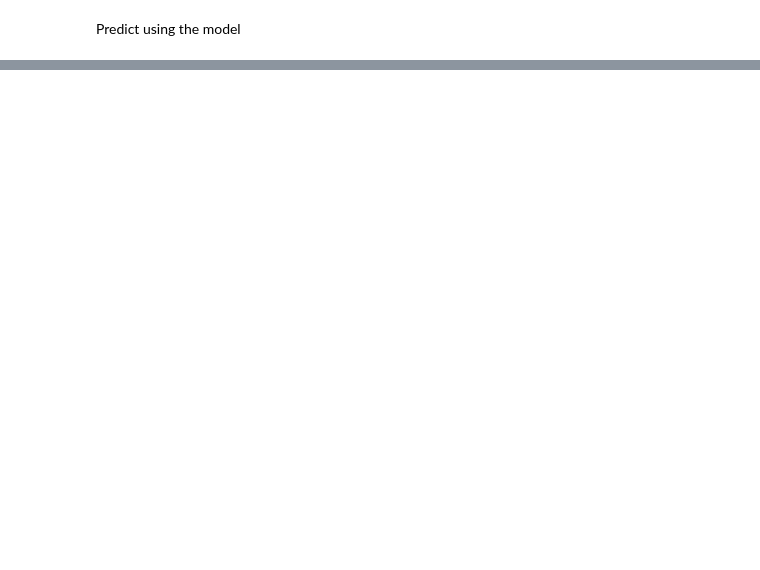
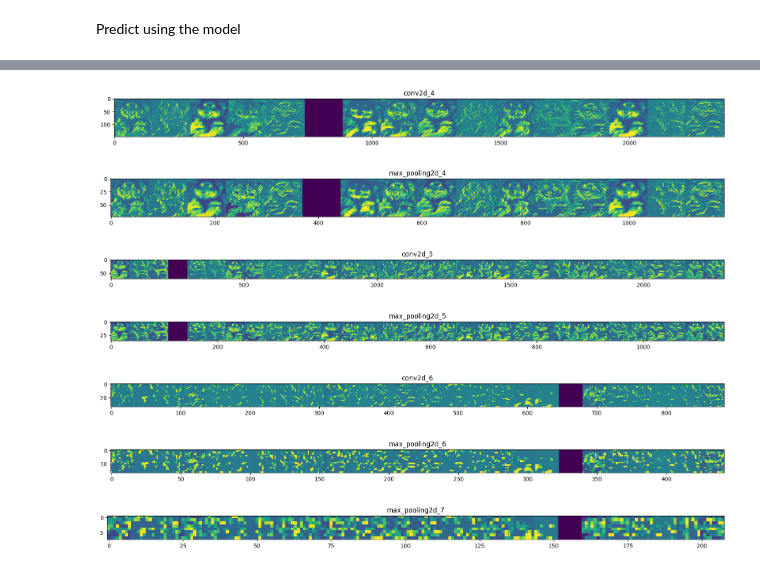
Before and after one commit to ricky-kiva/dl-deep-tf-cnn, a Jupyter notebook: 1_l1_sophisticated_img_cnn.ipynb, the cells around one changed output, grey strips where cells are left out. Drawn from its saved outputs; the diff is of its cells as text; code cells hidden in the pictures; blank space fills up the shorter version.

Commit message:
feat(NB-1-l1): add feature visualization note

```diff
--- a/1_l1_sophisticated_img_cnn.ipynb
+++ b/1_l1_sophisticated_img_cnn.ipynb
@@ -268,0 +260,49 @@ dog 3 (1).jpg is a dog
+# %%
+import numpy as np
+import random
+from tensorflow.keras.utils import img_to_array, load_img
+
+successive_outputs = [layer.output for layer in model.layers]
+visualization_model = tf.keras.models.Model(inputs=model.input, outputs=successive_outputs)
+
+cat_img_files = [os.path.join(train_cats_dir, f) for f in train_cat_fnames]
+dog_img_files = [os.path.join(train_dogs_dir, f) for f in train_dog_fnames]
+
+img_path = random.choice(cat_img_files + dog_img_files)
+
+img = load_img(img_path, target_size=(150,150))
+
+x = img_to_array(img) # convert PIL
+x = x.reshape((1,) + x.shape) # add dimensionality
+x /= 255 # scale (normalize)
+
+successive_feature_maps = visualization_model.predict(x)
+
+layer_names = [layer.name for layer in model.layers]
+
+for layer_name, feature_map in zip(layer_names, successive_feature_maps):
+
+  if len(feature_map.shape) == 4:
+    n_features = feature_map.shape[-1]
+    size = feature_map.shape[1]
+
+    display_grid = np.zeros((size, size * n_features))
+
+    for i in range(n_features):
+      x = feature_map[0, :, :, i]
+      x -= x.mean()
+      x /= x.std()
+      x *= 64
+      x += 128
+      x = np.clip(x, 0, 255).astype('uint8')
+      display_grid[:, i * size : (i + 1) * size] = x # tile each filter into a horizontal grid
+      # `:,` select all rows
+      # `i * size` give the starting column index
+      # `(i + 1) * size` give the ending column index
+
+    scale = 20. / n_features
+    plt.figure(figsize=((scale*n_features), scale))
+    plt.title(layer_name)
+    plt.grid(False)
+    plt.imshow(display_grid, aspect='auto', cmap='viridis')
+# %% [output]
@@ -268,0 +310,7 @@ dog 3 (1).jpg is a dog
+[figure, added]
+[figure, added]
+[figure, added]
+[figure, added]
+[figure, added]
+[figure, added]
+[figure, added]
```
Also changed, not shown: parts of 6 cells of this notebook.
